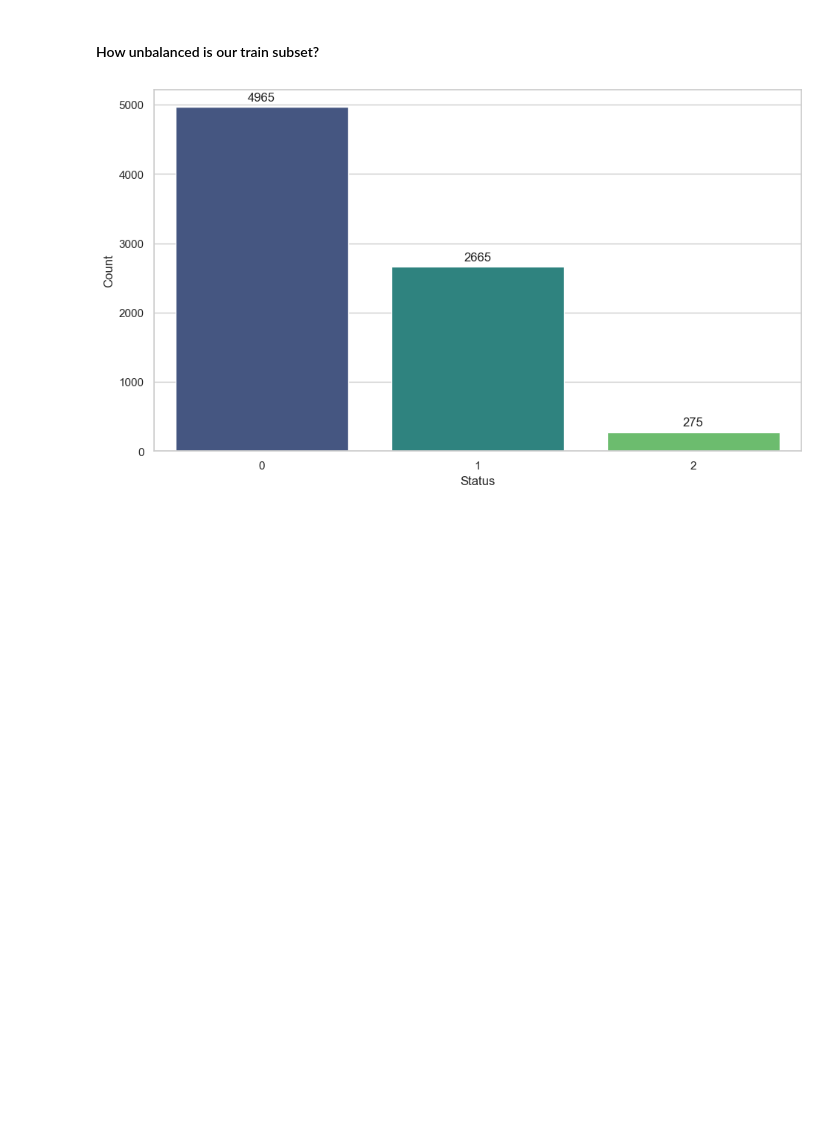
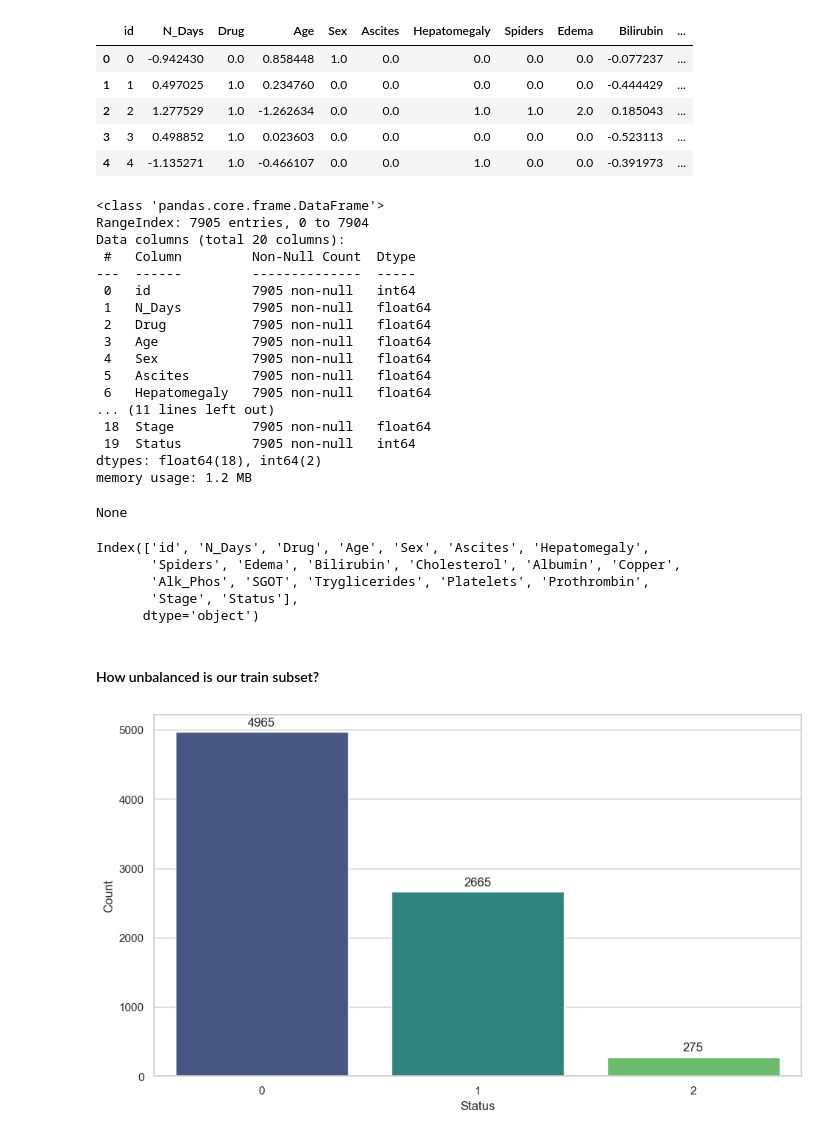
Before and after one commit to pedrochanca/prediction-of-cirrhosis-outcomes, a Jupyter notebook: eda.ipynb, the cells around one changed output. Drawn from its saved outputs; the diff is of its cells as text; code cells hidden in the pictures; blank space fills up the shorter version.

```diff
--- a/eda.ipynb
+++ b/eda.ipynb
@@ -128,3 +178,37 @@ if NUMERICAL_SCALING:
+# %%
+display(train.head())
+display(train.info())
+display(train.columns)
+# %% [output]
+|  | id | N_Days | Drug | Age | Sex | Ascites | Hepatomegaly | Spiders | Edema | Bilirubin | ... |
+| 0 | 0 | -0.942430 | 0.0 | 0.858448 | 1.0 | 0.0 | 0.0 | 0.0 | 0.0 | -0.077237 | ... |
+| 1 | 1 | 0.497025 | 1.0 | 0.234760 | 0.0 | 0.0 | 0.0 | 0.0 | 0.0 | -0.444429 | ... |
+| 2 | 2 | 1.277529 | 1.0 | -1.262634 | 0.0 | 0.0 | 1.0 | 1.0 | 2.0 | 0.185043 | ... |
+| 3 | 3 | 0.498852 | 1.0 | 0.023603 | 0.0 | 0.0 | 0.0 | 0.0 | 0.0 | -0.523113 | ... |
+| 4 | 4 | -1.135271 | 1.0 | -0.466107 | 0.0 | 0.0 | 1.0 | 0.0 | 0.0 | -0.391973 | ... |
+<class 'pandas.core.frame.DataFrame'>
+RangeIndex: 7905 entries, 0 to 7904
+Data columns (total 20 columns):
+ #   Column         Non-Null Count  Dtype
+---  ------         --------------  -----
+ 0   id             7905 non-null   int64
+ 1   N_Days         7905 non-null   float64
+ 2   Drug           7905 non-null   float64
+ 3   Age            7905 non-null   float64
+ 4   Sex            7905 non-null   float64
+ 5   Ascites        7905 non-null   float64
+ 6   Hepatomegaly   7905 non-null   float64
+... (11 lines left out)
+ 18  Stage          7905 non-null   float64
+ 19  Status         7905 non-null   int64
+dtypes: float64(18), int64(2)
+memory usage: 1.2 MB
+None
+Index(['id', 'N_Days', 'Drug', 'Age', 'Sex', 'Ascites', 'Hepatomegaly',
+       'Spiders', 'Edema', 'Bilirubin', 'Cholesterol', 'Albumin', 'Copper',
+       'Alk_Phos', 'SGOT', 'Tryglicerides', 'Platelets', 'Prothrombin',
+       'Stage', 'Status'],
+      dtype='object')
 # %% [markdown]
 #### How unbalanced is our train subset?
 # %%
```
Also changed, not shown: parts of 17 cells of this notebook, 1 other file.
